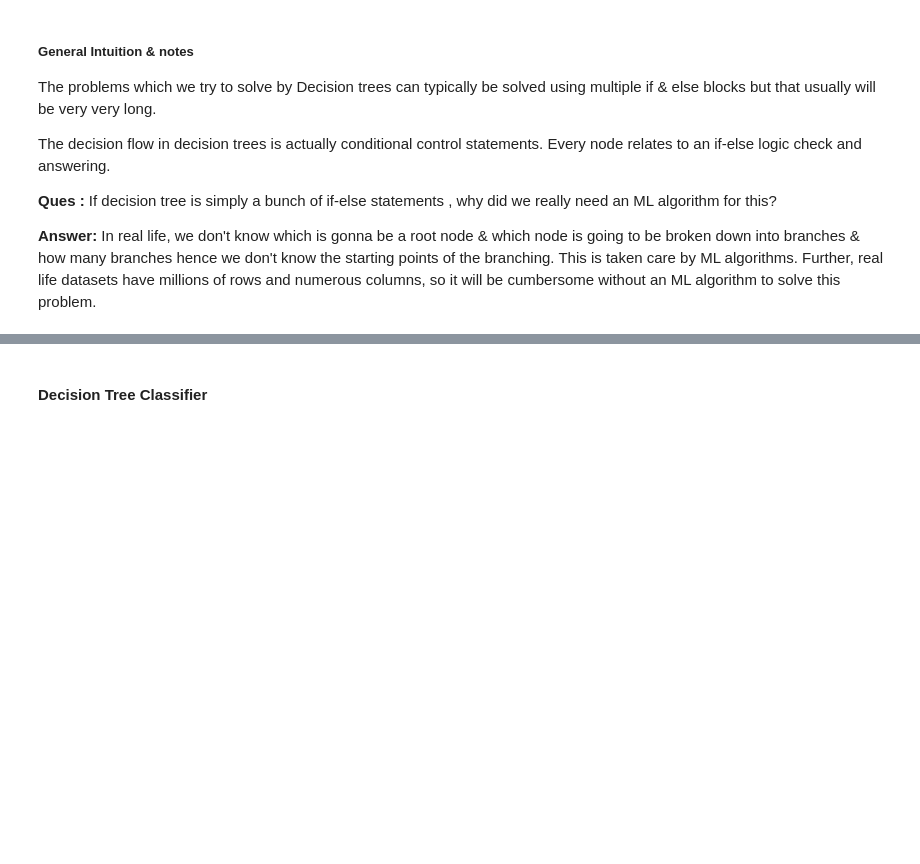
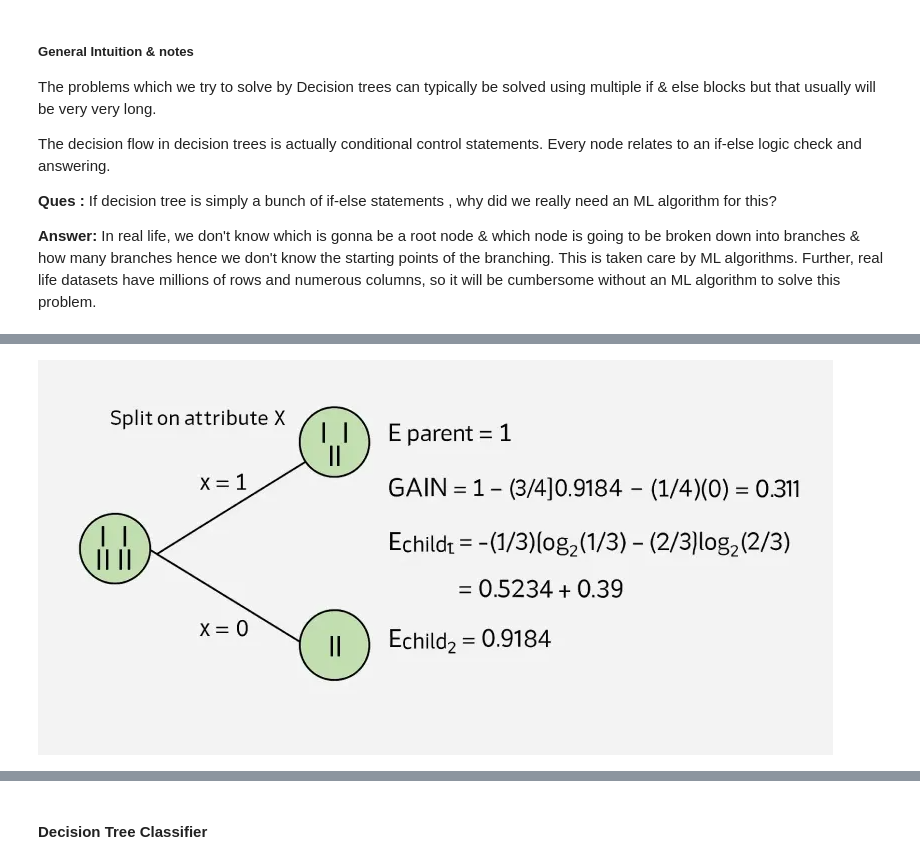
Before and after one commit to Hmnt-dhngra/Machine_Learning_Notes, a Jupyter notebook: 11) Decision_trees.ipynb, the cells around one changed output, grey strips where cells are left out. Cells and saved outputs as stored; diff of their text form; code cells hidden in the pictures; blank space fills up the shorter version.

```diff
--- a/11) Decision_trees.ipynb
+++ b/11) Decision_trees.ipynb
@@ -101,0 +155,5 @@ Impurity has reduced versus the original group. This maynot be having the least
+# %%
+from IPython.display import Image, display
+display(Image(filename="photos/IG1.png"))
+# %% [output]
+[figure, added]
```
Also changed, not shown: parts of 5 cells of this notebook, 3 other files.
